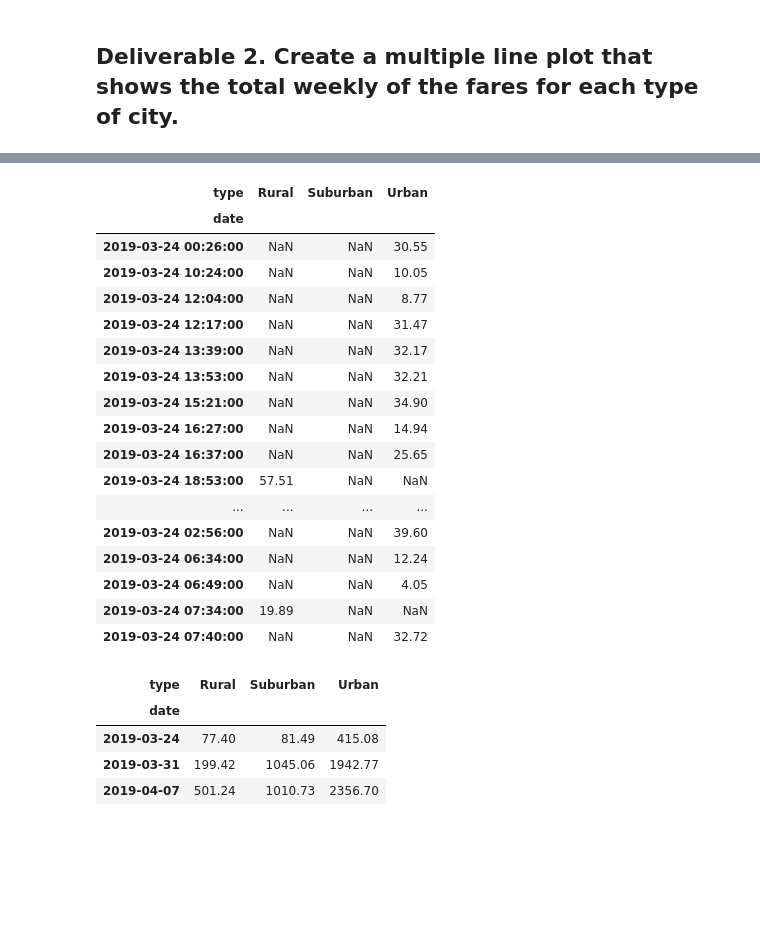
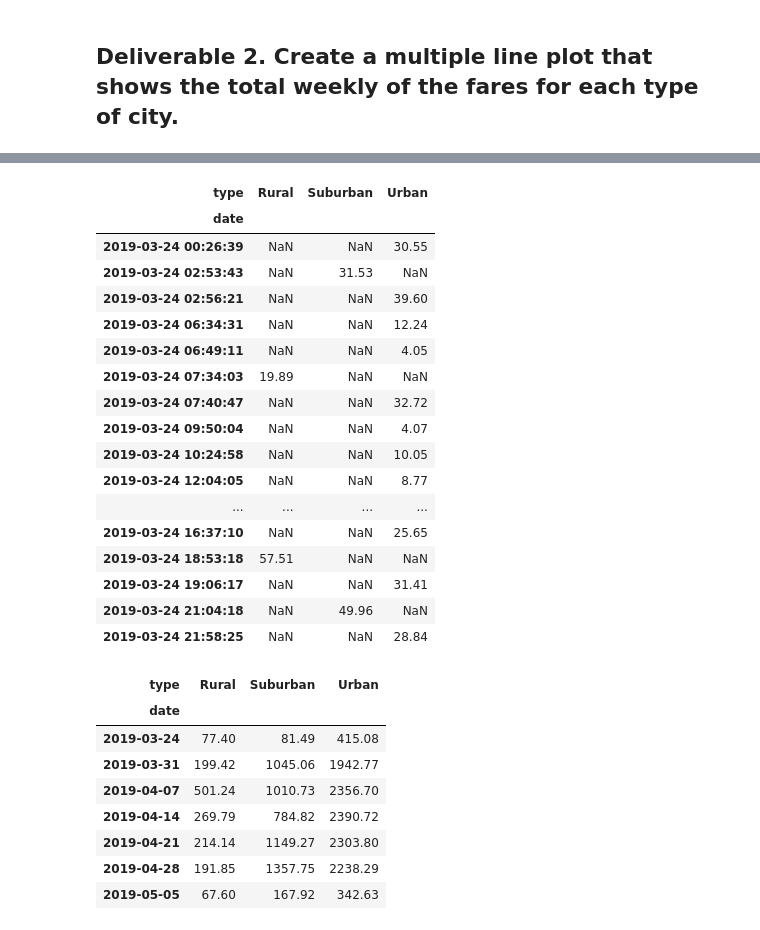
Before and after one commit to yeewalsh/PyBer_analysis, a Jupyter notebook: PyBer_Challenge-Troubleshooting.ipynb, the cells around one changed output, grey strips where cells are left out. Saved outputs shown, nothing was run; the diff lists cells and outputs as text; code cells hidden in the pictures; blank space fills up the shorter version.

```diff
--- a/PyBer_Challenge-Copy1.ipynb
+++ b/PyBer_Challenge-Troubleshooting.ipynb
@@ -222,31 +222,31 @@ fares_per_date_by_type_df
 # %%
 # step 4 5. Create a new DataFrame from the pivot table DataFrame using loc on the given dates, '2019-01-01':'2019-04-29'.
 # timeline_per_type_df = fares_per_date_by_type_df.loc["1/1/2019":"4/29/2019",:]
 # timeline_per_type_df
 
 
 # isolate dates in early april
-short_timeline_per_type_df = fares_per_date_by_type_df.loc['2019-03-24':'2019-04-07',:]
+short_timeline_per_type_df = fares_per_date_by_type_df.loc['2019-03-24':'2019-04-29',:]
 short_timeline_per_type_df.head(20)
 # %% [output]
 | type | Rural | Suburban | Urban |
 | date |  |  |  |
-| 2019-03-24 00:26:00 | NaN | NaN | 30.55 |
-| 2019-03-24 10:24:00 | NaN | NaN | 10.05 |
-| 2019-03-24 12:04:00 | NaN | NaN | 8.77 |
-| 2019-03-24 12:17:00 | NaN | NaN | 31.47 |
-| 2019-03-24 13:39:00 | NaN | NaN | 32.17 |
-| 2019-03-24 13:53:00 | NaN | NaN | 32.21 |
-| 2019-03-24 15:21:00 | NaN | NaN | 34.90 |
-| 2019-03-24 16:27:00 | NaN | NaN | 14.94 |
-| 2019-03-24 16:37:00 | NaN | NaN | 25.65 |
-| 2019-03-24 18:53:00 | 57.51 | NaN | NaN |
+| 2019-03-24 00:26:39 | NaN | NaN | 30.55 |
+| 2019-03-24 02:53:43 | NaN | 31.53 | NaN |
+| 2019-03-24 02:56:21 | NaN | NaN | 39.60 |
+| 2019-03-24 06:34:31 | NaN | NaN | 12.24 |
+| 2019-03-24 06:49:11 | NaN | NaN | 4.05 |
+| 2019-03-24 07:34:03 | 19.89 | NaN | NaN |
+| 2019-03-24 07:40:47 | NaN | NaN | 32.72 |
+| 2019-03-24 09:50:04 | NaN | NaN | 4.07 |
+| 2019-03-24 10:24:58 | NaN | NaN | 10.05 |
+| 2019-03-24 12:04:05 | NaN | NaN | 8.77 |
 | ... | ... | ... | ... |
-| 2019-03-24 02:56:00 | NaN | NaN | 39.60 |
-| 2019-03-24 06:34:00 | NaN | NaN | 12.24 |
-| 2019-03-24 06:49:00 | NaN | NaN | 4.05 |
-| 2019-03-24 07:34:00 | 19.89 | NaN | NaN |
-| 2019-03-24 07:40:00 | NaN | NaN | 32.72 |
+| 2019-03-24 16:37:10 | NaN | NaN | 25.65 |
+| 2019-03-24 18:53:18 | 57.51 | NaN | NaN |
+| 2019-03-24 19:06:17 | NaN | NaN | 31.41 |
+| 2019-03-24 21:04:18 | NaN | 49.96 | NaN |
+| 2019-03-24 21:58:25 | NaN | NaN | 28.84 |
 # %%
 # make a DataFrame using the "resample()" function by week 'W' and get the sum of the fares for each week.
 aprilweek_fares_by_type = short_timeline_per_type_df.resample('W').sum()
@@ -257,6 +257,10 @@ aprilweek_fares_by_type
 | 2019-03-24 | 77.40 | 81.49 | 415.08 |
 | 2019-03-31 | 199.42 | 1045.06 | 1942.77 |
 | 2019-04-07 | 501.24 | 1010.73 | 2356.70 |
+| 2019-04-14 | 269.79 | 784.82 | 2390.72 |
+| 2019-04-21 | 214.14 | 1149.27 | 2303.80 |
+| 2019-04-28 | 191.85 | 1357.75 | 2238.29 |
+| 2019-05-05 | 67.60 | 167.92 | 342.63 |
 # %%
 # 7. Check that the datatype for the index is datetime using df.info()
 timeline_per_type_df.info()
```
Also changed, not shown: parts of 8 cells of this notebook, 5 other files.
